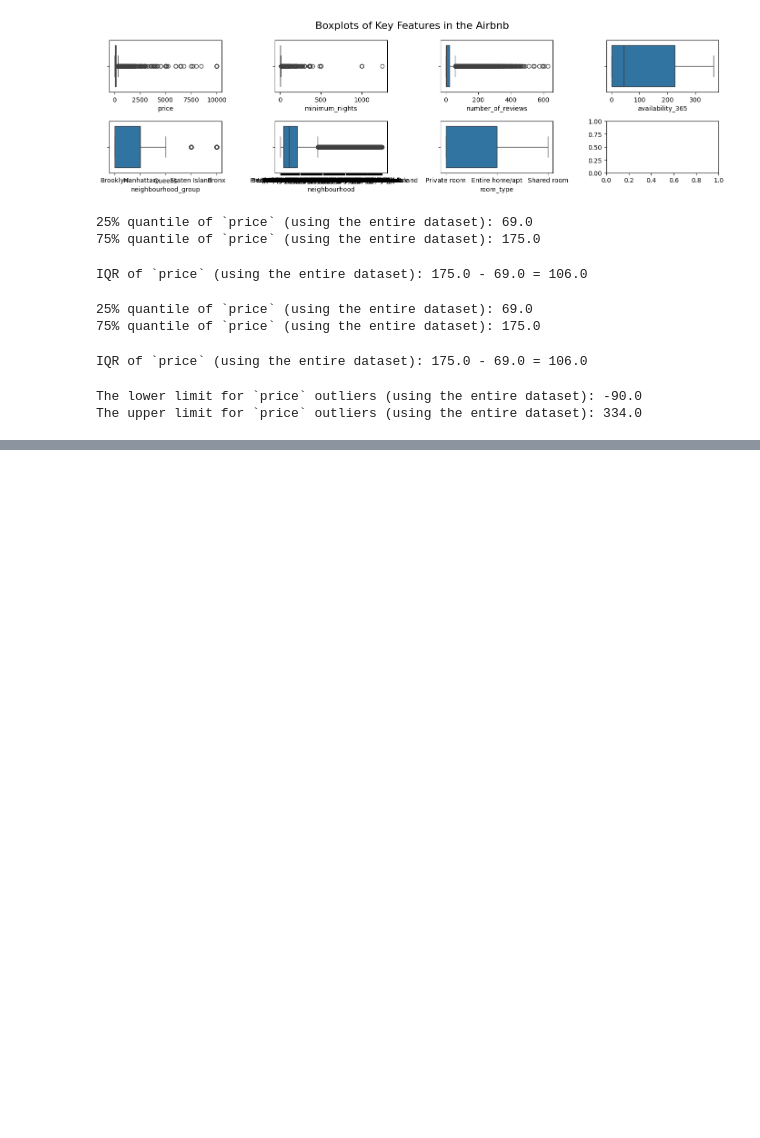
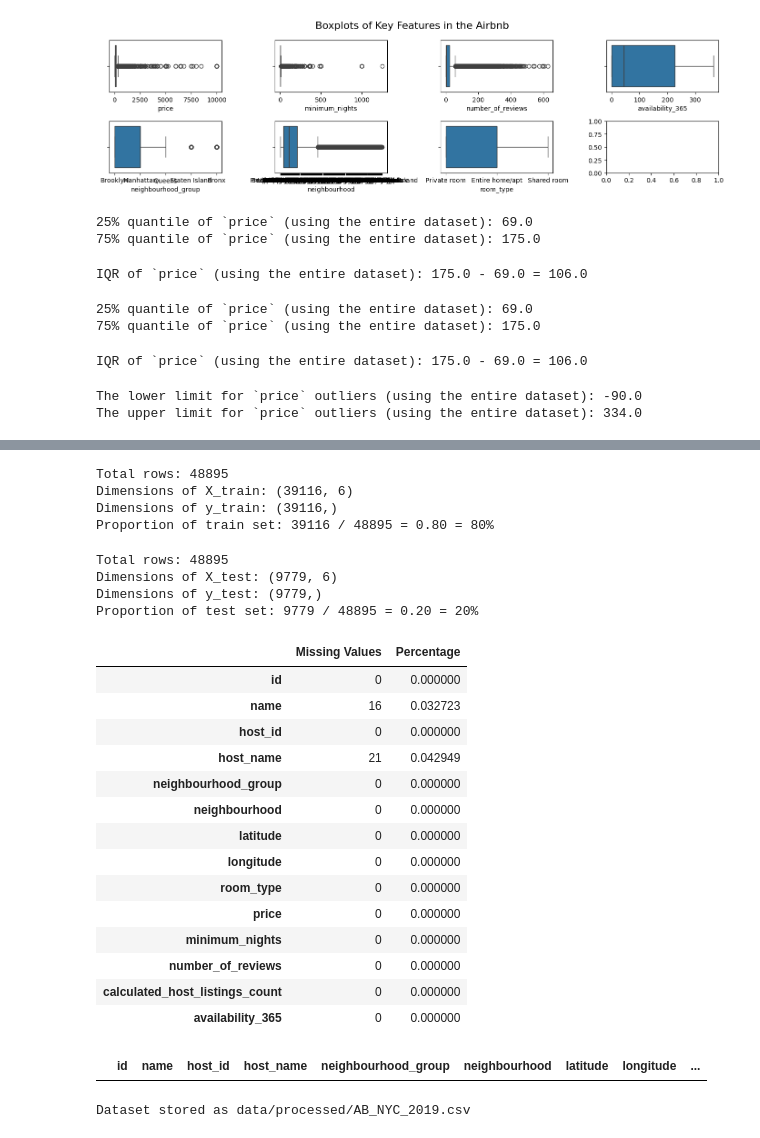
Before and after one commit to 4GeeksAcademy/aaronmatthews4-eda, a Jupyter notebook: src/explore.ipynb, the cells around one changed output, grey strips where cells are left out. Cells and saved outputs as stored; diff of their text form; code cells hidden in the pictures; blank space fills up the shorter version.

```diff
--- a/src/explore.ipynb
+++ b/src/explore.ipynb
@@ -437,0 +462,50 @@ df[df['price'] > 335]
+# %%
+print(f"Total rows: {df.shape[0]}")
+print(f"Dimensions of X_train: {X_train.shape}")
+print(f"Dimensions of y_train: {y_train.shape}")
+print(f"Proportion of train set: {X_train.shape[0]} / {df.shape[0]} = {X_train.shape[0]/df.shape[0]:.2f} = {X_train.shape[0]/df.shape[0]*100:.0f}%")
+# %% [output]
+Total rows: 48895
+Dimensions of X_train: (39116, 6)
+Dimensions of y_train: (39116,)
+Proportion of train set: 39116 / 48895 = 0.80 = 80%
+# %%
+print(f"Total rows: {df.shape[0]}")
+print(f"Dimensions of X_test: {X_test.shape}")
+print(f"Dimensions of y_test: {y_test.shape}")
+print(f"Proportion of test set: {X_test.shape[0]} / {df.shape[0]} = {X_test.shape[0]/df.shape[0]:.2f} = {X_test.shape[0]/df.shape[0]*100:.0f}%")
+# %% [output]
+Total rows: 48895
+Dimensions of X_test: (9779, 6)
+Dimensions of y_test: (9779,)
+Proportion of test set: 9779 / 48895 = 0.20 = 20%
+# %%
+# Calculate the total number of missing values for each column
+missing_values = df.isnull().sum()
+
+# Calculate the proportion of missing values for each column
+missing_percentage = (df.isnull().sum() / len(df)) * 100
+
+# Combine both into a DataFrame for better visualization
+missing_data = pd.DataFrame({'Missing Values': missing_values, 'Percentage': missing_percentage})
+missing_data
+# %% [output]
+|  | Missing Values | Percentage |
+| id | 0 | 0.000000 |
+| name | 16 | 0.032723 |
+| host_id | 0 | 0.000000 |
+| host_name | 21 | 0.042949 |
+| neighbourhood_group | 0 | 0.000000 |
+| neighbourhood | 0 | 0.000000 |
+| latitude | 0 | 0.000000 |
+| longitude | 0 | 0.000000 |
+| room_type | 0 | 0.000000 |
+| price | 0 | 0.000000 |
+| minimum_nights | 0 | 0.000000 |
+| number_of_reviews | 0 | 0.000000 |
+| calculated_host_listings_count | 0 | 0.000000 |
+| availability_365 | 0 | 0.000000 |
+# %%
+df[df['minimum_nights'].isnull()]
+# %% [output]
+|  | id | name | host_id | host_name | neighbourhood_group | neighbourhood | latitude | longitude | ... |
@@ -437,0 +516,16 @@ df[df['price'] > 335]
+# %%
+import pandas as pd
+import os
+
+url = "https://raw.githubusercontent.com/4GeeksAcademy/data-preprocessing-project-tutorial/main/AB_NYC_2019.csv"
+df = pd.read_csv(url)
+
+# Define the output directory
+output_dir = 'data/processed'
+os.makedirs(output_dir, exist_ok=True)
+
+# Save the entire dataset as a CSV file
+df.to_csv(f'{output_dir}/AB_NYC_2019.csv', index=False)
+print(f'Dataset stored as {output_dir}/AB_NYC_2019.csv')
+# %% [output]
+Dataset stored as data/processed/AB_NYC_2019.csv
```
Also changed, not shown: parts of 5 cells of this notebook, 1 other file.
